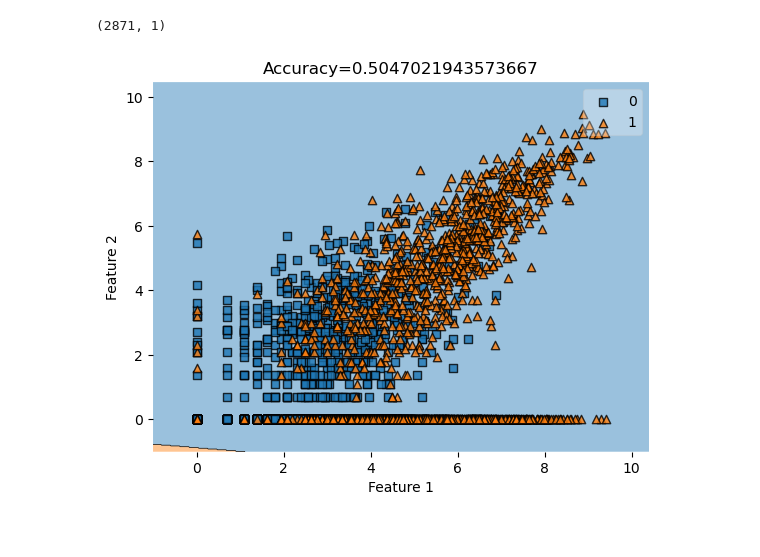
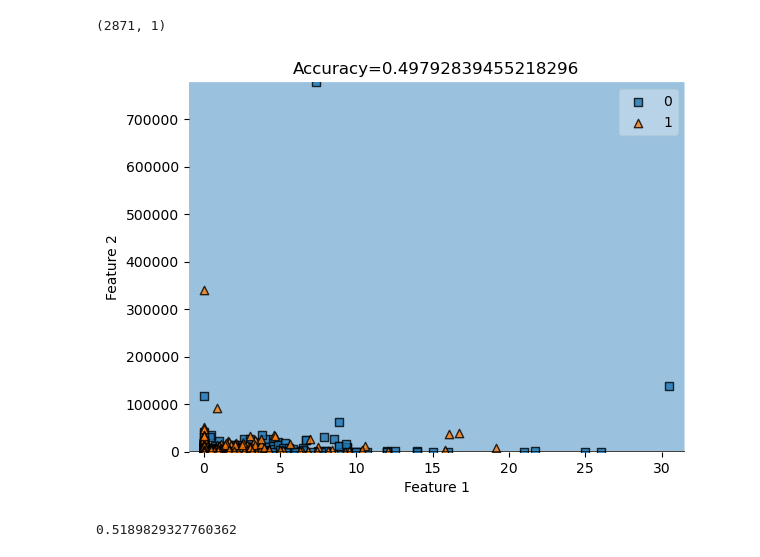
Before and after one commit to Xianzhiwang1/Leet-Code-Project, a Jupyter notebook: posts/final-blog-post/test.ipynb, the cells around one changed output. Cells and saved outputs as stored; diff of their text form; code cells hidden in the pictures.

```diff
--- a/posts/final-blog-post/test.ipynb
+++ b/posts/final-blog-post/test.ipynb
@@ -50,0 +47,3 @@ after balancing, df not incorporated have 2393 many rows
+# %%
+df = FP.create_balanced_data(df)
+# df = df.sample(n=10000, replace=False)
@@ -51,6 +53,6 @@ after balancing, df not incorporated have 2393 many rows
 # %%
 FP = FinalProject()
-train, validate, test = FP.split_data(result)
+train, validate, test = FP.split_data(df)
 # %%
 df_train, X_train, y_train = FP.prepare_data(train)
 df_validate, X_validate, y_validate= FP.prepare_data(validate)
@@ -66,6 +76,9 @@ print(beta_old.shape)
 # %% [output]
 (2871, 2)
 (2, 1)
+# %%
+X_train = X_train[cols]
+X_train = X_train.to_numpy()
 # %%
 y_train = y_train.to_numpy()
 y_train = y_train.reshape(-1,1)
@@ -73,6 +86,6 @@ print(y_train.shape)
 # %% [output]
 (2871, 1)
 # %%
-from final_project_code import NR
-NR = NR()
-NR.regress(y_train, X_train[cols], beta_old )
+from final_project_code import Newton_Raphson
+NR = Newton_Raphson()
+NR.regress(y_train, X_train, beta_old )
@@ -79,12 +94,12 @@ NR.regress(y_train, X_train[cols], beta_old )
 # %%
 y_train = y_train.reshape(-1)
-plot_decision_regions(X_train[cols].to_numpy(), y_train, clf=NR
+plot_decision_regions(X_train, y_train, clf=NR
                     #   filler_feature_values={2:value},
                     #   filler_feature_ranges={2:width}
                       )
-mypredict = NR.predict(X_train[cols].to_numpy())
+mypredict = NR.predict(X_train)
 title = plt.gca().set(title=f"Accuracy={(mypredict==y_train).mean()}",
                       xlabel="Feature 1",
                       ylabel="Feature 2")
 # %% [output]
-[figure, old version]
+[figure, new version]
@@ -90,0 +108,4 @@ title = plt.gca().set(title=f"Accuracy={(mypredict==y_train).mean()}",
+# %%
+LR.score(X_train, y_train)
+# %% [output]
+0.5189829327760362
```
Also changed, not shown: parts of 16 cells of this notebook, 1 other file.
